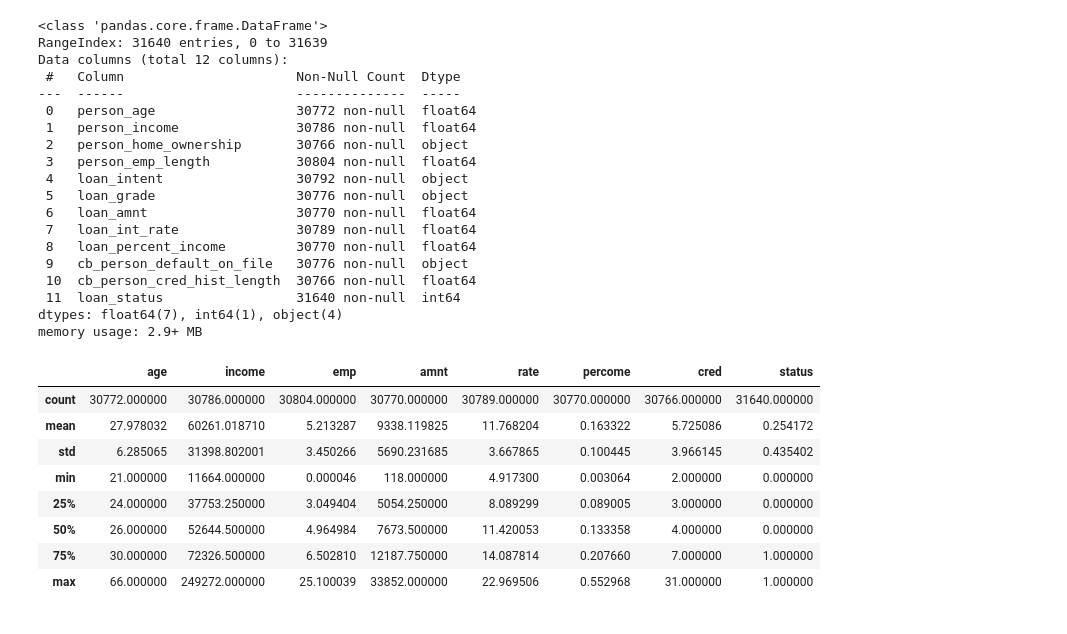
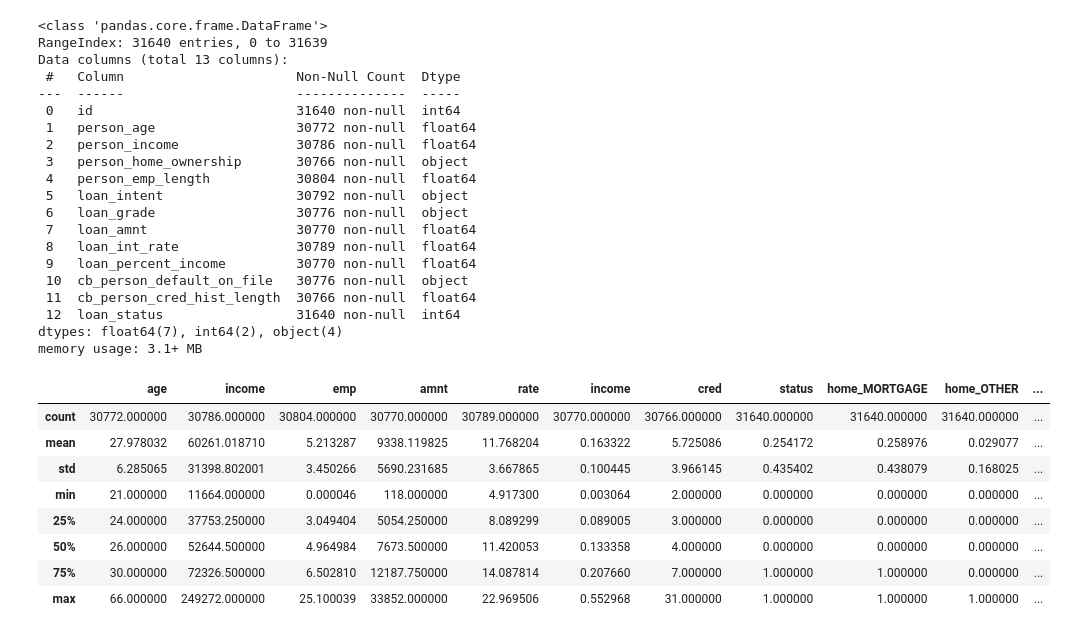
Before and after one commit to Rokabpy/BankMod-AI-Hackathon, a Jupyter notebook: BankMod_AI_Hackathon_[online].ipynb, the cells around one changed output. Cells and saved outputs as stored; diff of their text form; code cells hidden in the pictures.

```diff
--- a/BankMod_AI_Hackathon_[online].ipynb
+++ b/BankMod_AI_Hackathon_[online].ipynb
@@ -21,28 +16,32 @@ test = test.drop(columns=['id'])
+# %%
+train_df = pd.read_csv('/content/cpe-ai-openhouse-loan-approval-prediction/Loan Approval Prediction Data/train.csv')
+test_df = pd.read_csv('/content/cpe-ai-openhouse-loan-approval-prediction/Loan Approval Prediction Data/test.csv')
 # %%
-train.info()
+train_df.info()
 # %% [output]
 <class 'pandas.core.frame.DataFrame'>
 RangeIndex: 31640 entries, 0 to 31639
-Data columns (total 12 columns):
+Data columns (total 13 columns):
  #   Column                      Non-Null Count  Dtype
 ---  ------                      --------------  -----
- 0   person_age                  30772 non-null  float64
- 1   person_income               30786 non-null  float64
- 2   person_home_ownership       30766 non-null  object
- 3   person_emp_length           30804 non-null  float64
- 4   loan_intent                 30792 non-null  object
- 5   loan_grade                  30776 non-null  object
- 6   loan_amnt                   30770 non-null  float64
- 7   loan_int_rate               30789 non-null  float64
- 8   loan_percent_income         30770 non-null  float64
- 9   cb_person_default_on_file   30776 non-null  object
- 10  cb_person_cred_hist_length  30766 non-null  float64
- 11  loan_status                 31640 non-null  int64
-dtypes: float64(7), int64(1), object(4)
-memory usage: 2.9+ MB
+ 0   id                          31640 non-null  int64
+ 1   person_age                  30772 non-null  float64
+ 2   person_income               30786 non-null  float64
+ 3   person_home_ownership       30766 non-null  object
+ 4   person_emp_length           30804 non-null  float64
+ 5   loan_intent                 30792 non-null  object
+ 6   loan_grade                  30776 non-null  object
+ 7   loan_amnt                   30770 non-null  float64
+ 8   loan_int_rate               30789 non-null  float64
+ 9   loan_percent_income         30770 non-null  float64
+ 10  cb_person_default_on_file   30776 non-null  object
+ 11  cb_person_cred_hist_length  30766 non-null  float64
+ 12  loan_status                 31640 non-null  int64
+dtypes: float64(7), int64(2), object(4)
+memory usage: 3.1+ MB
 # %%
-train = train.rename(columns={
-    'person_age' : 'age',
+train_df = train_df.rename(columns={
+    'person_age': 'age',
     'person_income' : 'income',
     'person_home_ownership' : 'home',
     'person_emp_length' : 'emp',
@@ -50,14 +49,14 @@ train = train.rename(columns={
     'loan_grade' : 'gra',
     'loan_amnt' : 'amnt',
     'loan_int_rate' : 'rate',
-    'loan_percent_income' : 'percome',
+    'loan_percent_income' : 'income',
     'cb_person_default_on_file' : 'file',
     'cb_person_cred_hist_length' : 'cred',
     'loan_status' : 'status'
 })
 
-test = test.rename(columns={
-    'person_age' : 'age',
+test_df = test_df.rename(columns={
+    'person_age': 'age',
     'person_income' : 'income',
     'person_home_ownership' : 'home',
     'person_emp_length' : 'emp',
@@ -65,19 +64,26 @@ test = test.rename(columns={
     'loan_grade' : 'gra',
     'loan_amnt' : 'amnt',
     'loan_int_rate' : 'rate',
-    'loan_percent_income' : 'percome',
+    'loan_percent_income' : 'income',
     'cb_person_default_on_file' : 'file',
-    'cb_person_cred_hist_length' : 'cred'
+    'cb_person_cred_hist_length' : 'cred',
 })
+# %%
+train_df = train_df.drop(columns=['id'])
+id_test = test_df.id
+test_df = test_df.drop(columns=['id'])
+# %%
+train_df = pd.get_dummies(train_df, columns=['home', 'intent', 'gra', 'file'], dtype=int)
+test_df = pd.get_dummies(test_df, columns=['home', 'intent', 'gra', 'file'], dtype=int)
 # %%
-train.describe()
+train_df.describe()
 # %% [output]
-|  | age | income | emp | amnt | rate | percome | cred | status |
-| count | 30772.000000 | 30786.000000 | 30804.000000 | 30770.000000 | 30789.000000 | 30770.000000 | 30766.000000 | 31640.000000 |
-| mean | 27.978032 | 60261.018710 | 5.213287 | 9338.119825 | 11.768204 | 0.163322 | 5.725086 | 0.254172 |
-| std | 6.285065 | 31398.802001 | 3.450266 | 5690.231685 | 3.667865 | 0.100445 | 3.966145 | 0.435402 |
-| min | 21.000000 | 11664.000000 | 0.000046 | 118.000000 | 4.917300 | 0.003064 | 2.000000 | 0.000000 |
-| 25% | 24.000000 | 37753.250000 | 3.049404 | 5054.250000 | 8.089299 | 0.089005 | 3.000000 | 0.000000 |
-| 50% | 26.000000 | 52644.500000 | 4.964984 | 7673.500000 | 11.420053 | 0.133358 | 4.000000 | 0.000000 |
-| 75% | 30.000000 | 72326.500000 | 6.502810 | 12187.750000 | 14.087814 | 0.207660 | 7.000000 | 1.000000 |
-| max | 66.000000 | 249272.000000 | 25.100039 | 33852.000000 | 22.969506 | 0.552968 | 31.000000 | 1.000000 |
+|  | age | income | emp | amnt | rate | income | cred | status | home_MORTGAGE | home_OTHER | ... |
+| count | 30772.000000 | 30786.000000 | 30804.000000 | 30770.000000 | 30789.000000 | 30770.000000 | 30766.000000 | 31640.000000 | 31640.000000 | 31640.000000 | ... |
+| mean | 27.978032 | 60261.018710 | 5.213287 | 9338.119825 | 11.768204 | 0.163322 | 5.725086 | 0.254172 | 0.258976 | 0.029077 | ... |
+| std | 6.285065 | 31398.802001 | 3.450266 | 5690.231685 | 3.667865 | 0.100445 | 3.966145 | 0.435402 | 0.438079 | 0.168025 | ... |
+| min | 21.000000 | 11664.000000 | 0.000046 | 118.000000 | 4.917300 | 0.003064 | 2.000000 | 0.000000 | 0.000000 | 0.000000 | ... |
+| 25% | 24.000000 | 37753.250000 | 3.049404 | 5054.250000 | 8.089299 | 0.089005 | 3.000000 | 0.000000 | 0.000000 | 0.000000 | ... |
+| 50% | 26.000000 | 52644.500000 | 4.964984 | 7673.500000 | 11.420053 | 0.133358 | 4.000000 | 0.000000 | 0.000000 | 0.000000 | ... |
+| 75% | 30.000000 | 72326.500000 | 6.502810 | 12187.750000 | 14.087814 | 0.207660 | 7.000000 | 1.000000 | 1.000000 | 0.000000 | ... |
+| max | 66.000000 | 249272.000000 | 25.100039 | 33852.000000 | 22.969506 | 0.552968 | 31.000000 | 1.000000 | 1.000000 | 1.000000 | ... |
```
Also changed, not shown: parts of 13 cells of this notebook.
